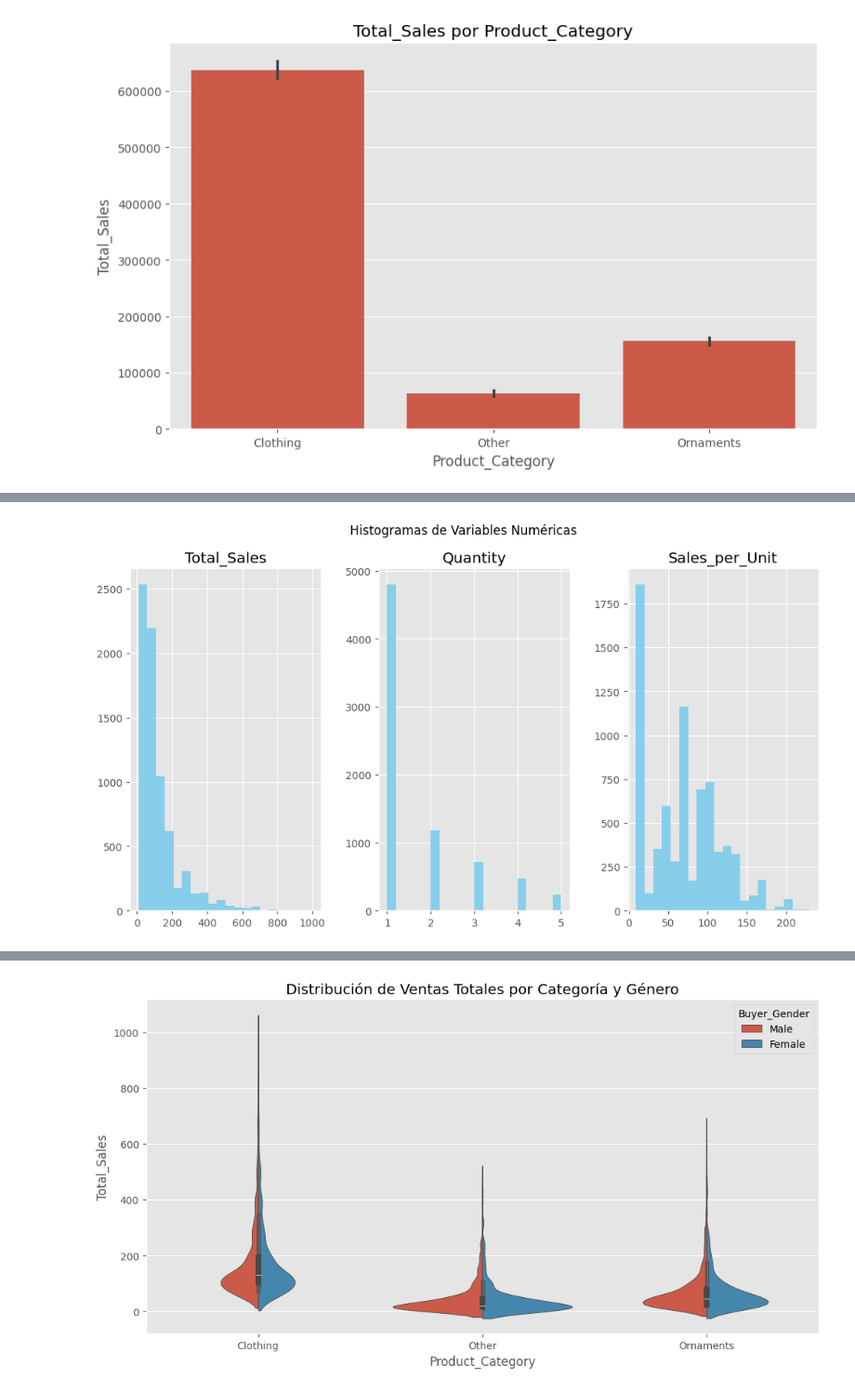
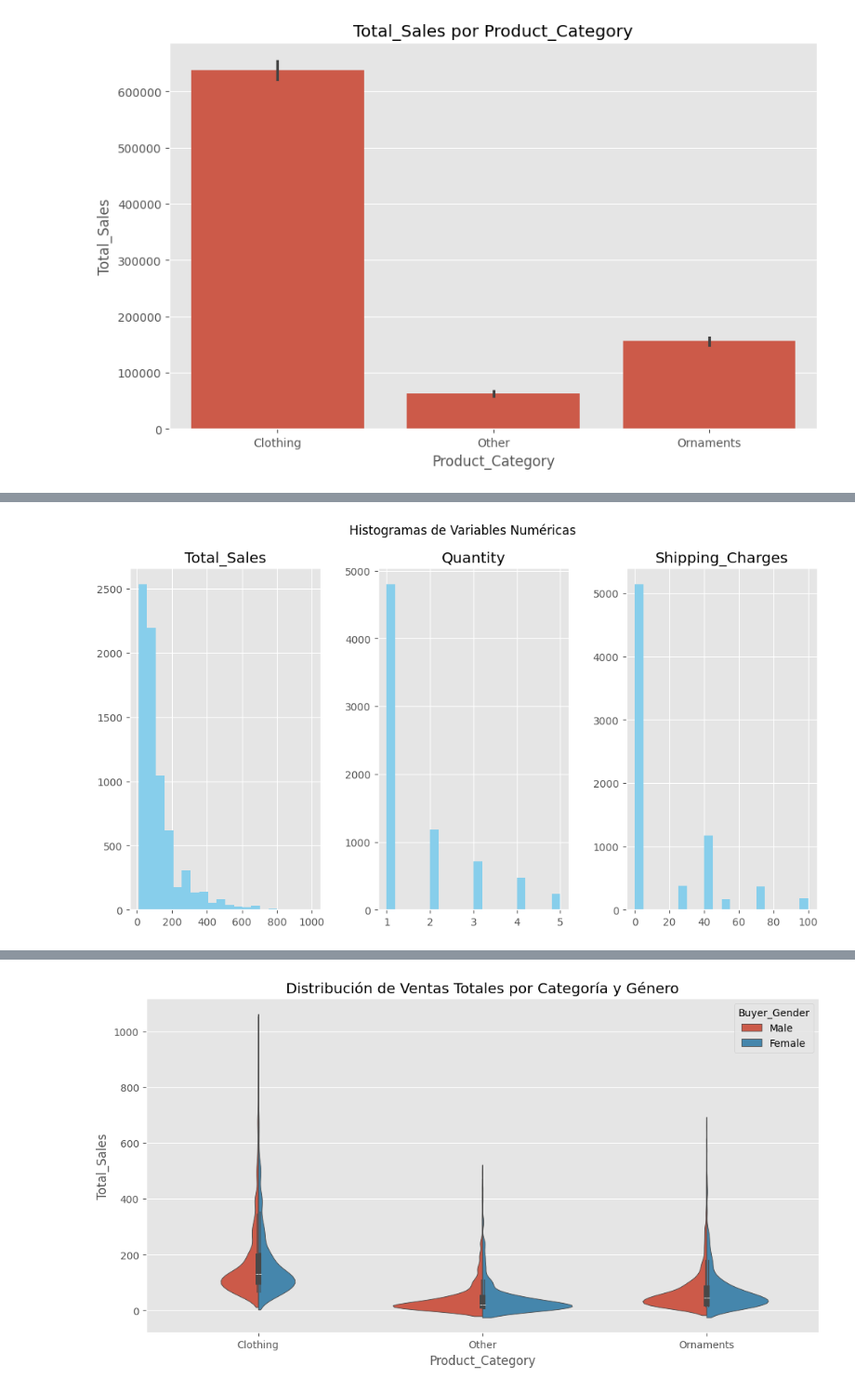
Before and after one commit to abdonrb/Global_Sales_EDA, a Jupyter notebook: notebooks/Data_visualitation.ipynb, the cells around one changed output, grey strips where cells are left out. Shown at 93% size. Saved outputs shown, nothing was run; the diff lists cells and outputs as text; code cells hidden in the pictures.

```diff
--- a/notebooks/Data_visualitation.ipynb
+++ b/notebooks/Data_visualitation.ipynb
@@ -8,4 +8,4 @@ from scipy.stats import chi2_contingency,chi2,f_oneway,t
 # %%
 tienda = pd.read_csv(r"C:\Users\Abdon.RAMIREZ-BRICEN\OneDrive - Akkodis\Desktop\Analisis_datos_eda\data\processed\Merch_processed.csv")
 # %%
-df
+df = tienda.copy()
@@ -26,6 +12,7 @@ df
 # %%
 plt.style.use('ggplot')
 # %%
+df['Order_Date'] = pd.to_datetime(df['Order_Date'])
 plt.figure(figsize=(10, 6))
 df.set_index('Order_Date').resample('ME')['Total_Sales'].sum().plot()
 plt.title('Tendencia de ventas por mes')
@@ -109,6 +126,6 @@ plt.show()
 # %%
-df[['Total_Sales', 'Quantity', 'Sales_per_Unit']].hist(bins=20, figsize=(12, 6), layout=(1, 3), color='skyblue')
-plt.suptitle('Histogramas de Variables Numéricas')
+df[['Total_Sales', 'Quantity','Shipping_Charges']].hist(bins=20, figsize=(12, 6), layout=(1, 3), color='skyblue')
+plt.suptitle('Histogramas de Variables Numericas')
 plt.show()
 # %% [output]
-[figure, old version]
+[figure, new version]
```
Also changed, not shown: parts of 27 cells of this notebook, 1 other file.
